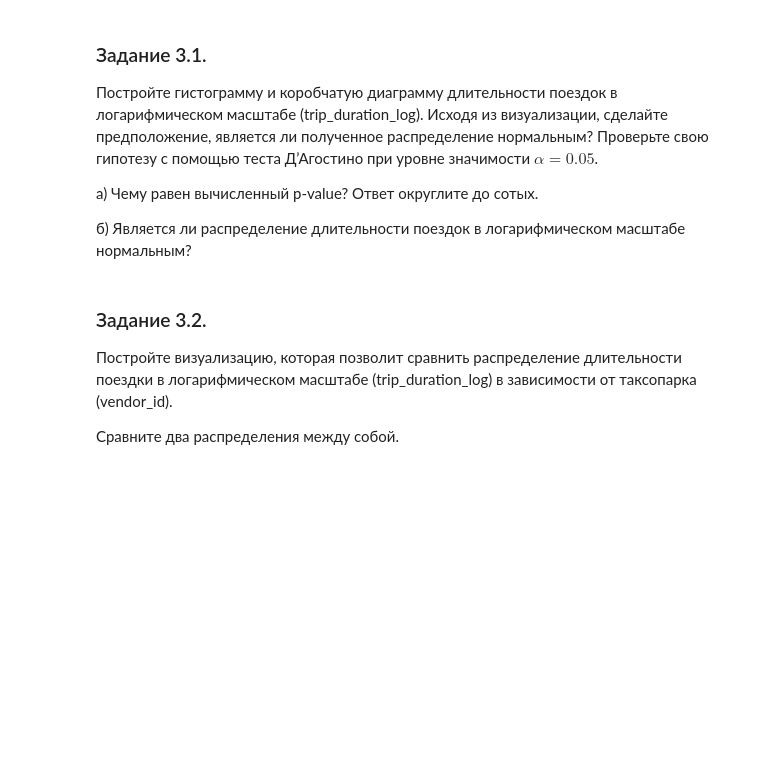
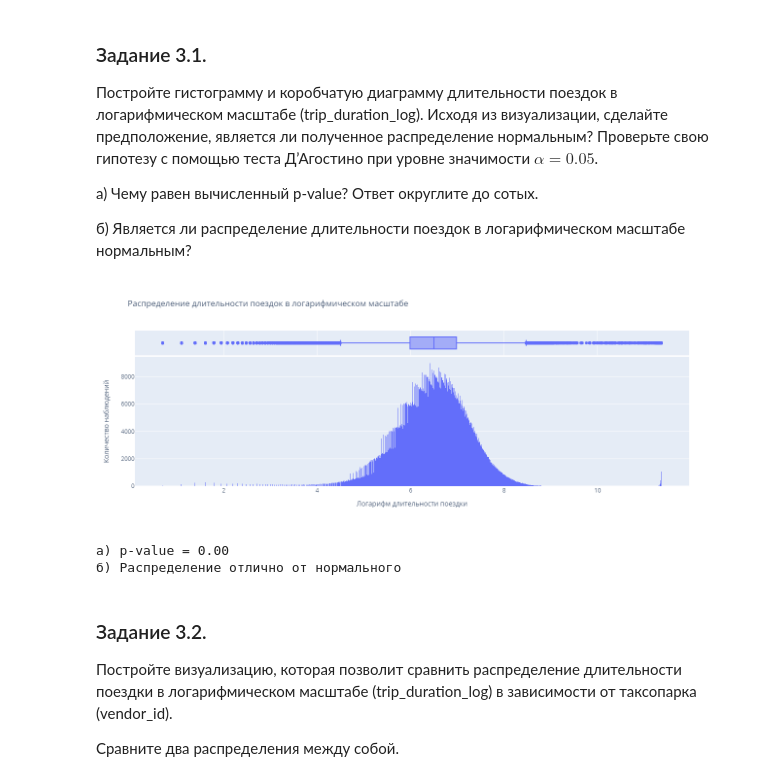
Before and after one commit to Blooodniy/PROJECT-5, a Jupyter notebook: Project-5.ipynb, the cells around one changed output. Cells and saved outputs as stored; diff of their text form; code cells hidden in the pictures; blank space fills up the shorter version.

```diff
--- a/Project-5.ipynb
+++ b/Project-5.ipynb
@@ -395,0 +415,7 @@ ax.set_ylabel('Average speed');
+# %%
+time_outliers = taxi_data['trip_duration'] > 24 * 3600
+taxi_data = taxi_data[~time_outliers]
+print(f'а) {time_outliers.sum()}')
+speed_outliers = avg_speed[avg_speed > 300].index
+taxi_data = taxi_data.drop(speed_outliers, axis=0)
+print(f'б) {speed_outliers.shape[0]}')
@@ -420,3 +447,27 @@ taxi_data['trip_duration_log'] = np.log(taxi_data['trip_duration']+1)
+# %%
+# К сожалению из-за размера датасета, графики Plotly тормозят и занимают слишком много места
+# Поэтому придётся отображать их, как PNG
+# Интерактивность пропадёт (хотя она здесь не особо нужна), но чтобы не переписывать весь код раздела сделаем так
+from IPython.display import Image
+
+fig = px.histogram(data_frame=taxi_data,
+                   x='trip_duration_log',
+                   title='Распределение длительности поездок в логарифмическом масштабе',
+                   marginal='box')
+fig.update_layout(xaxis_title_text='Логарифм длительности поездки')
+fig.update_layout(yaxis_title_text='Количество наблюдений')
+# Сохраняем график
+fig.write_image("graph/fig_3.1.png", width=1300, height=500)
+# Отображаем график
+display(Image(filename="graph/fig_3.1.png"))
+
+p_value = stats.normaltest(taxi_data["trip_duration_log"]).pvalue
+print(f'а) p-value = {p_value:.2f}')
+print(f'б) {"Распределение является нормальным" if p_value >= 0.05 else "Распределение отлично от нормального"}')
+# %% [output]
+[figure, added]
+а) p-value = 0.00
+б) Распределение отлично от нормального
 # %% [markdown]
 ### Задание 3.2.
 Постройте визуализацию, которая позволит сравнить распределение длительности поездки в логарифмическом масштабе (trip_duration_log) в зависимости от таксопарка (vendor_id).
```
Also changed, not shown: parts of 43 cells of this notebook, 3 other files.
